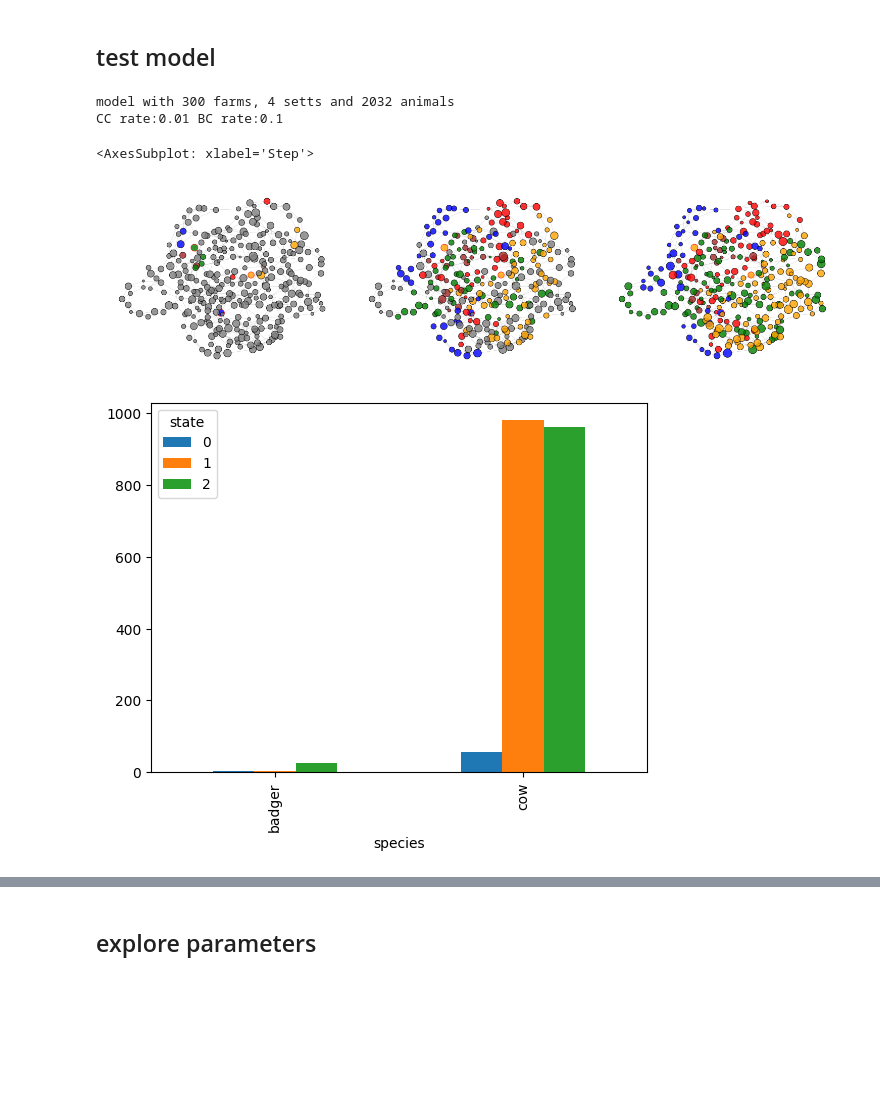
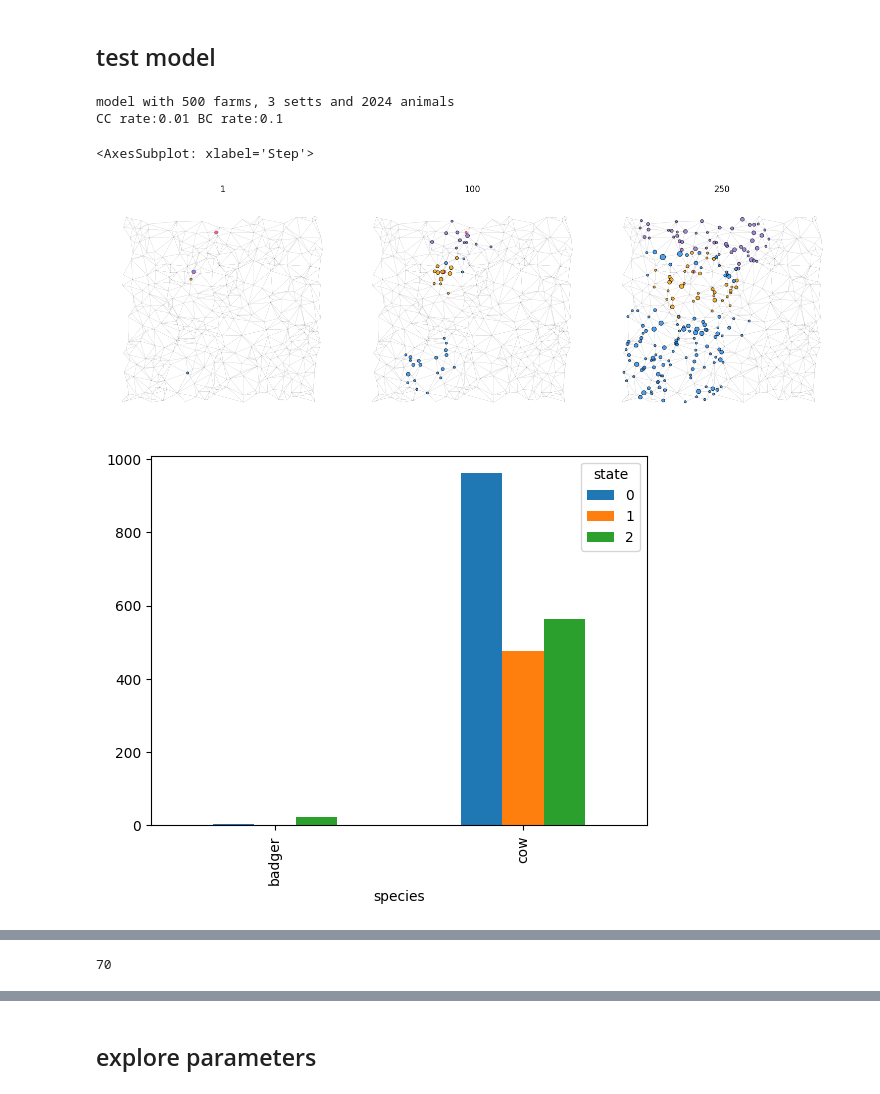
Before and after one commit to dmnfarrell/btbabm, a Jupyter notebook: notebooks/abm_simulation.ipynb, the cells around one changed output, grey strips where cells are left out. Saved outputs shown, nothing was run; the diff lists cells and outputs as text; code cells hidden in the pictures; blank space fills up the shorter version.

```diff
--- a/notebooks/abm_simulation.ipynb
+++ b/notebooks/abm_simulation.ipynb
@@ -74,35 +74,35 @@ nx.draw(G,pos,ax=ax[1])
 # %%
 reload(utils)
 reload(models)
 
-model = models.FarmPathogenModel(F=300,S=4,C=2000,mean_inf_time=100,mean_stay_time=50,mean_latency_time=120,
-                       cctrans=0.01,bctrans=0.1,seq_length=100,graph_type='watts_strogatz',graph_seed=7)
+model = models.FarmPathogenModel(F=500,S=3,C=2000,mean_inf_time=100,mean_stay_time=50,mean_latency_time=120,infected_start=1,
+                       cctrans=0.01,bctrans=0.1,seq_length=100,graph_type='default',graph_seed=7)
 print (model)
 
-fig,ax=plt.subplots(1,3,figsize=(15,4))
+fig,ax=plt.subplots(1,3,figsize=(15,5))
 axs=ax.flat
 st=time.time()
 i=0
 
-for s in range(250):
-    if s in [1,100,200]:
-        utils.plot_grid(model,ax=axs[i],pos=model.pos,colorby='strain')
-        #print (model.get_farms())
+for s in range(300):
+    if s in [1,100,250]:
+        utils.plot_grid(model,ax=axs[i],pos=model.pos,colorby='strain',ns='num_infected')
+        axs[i].set_title(s)
         i+=1
     model.step()
 #model.get_moves()
 df=model.get_infected_data()
 #print (df.species.value_counts())
 #model.get_herds_data()
 #fig=plot_herds_data(model)
 #fig,ax=plt.subplots(1,2,figsize=(15,4))
 fig = utils.plot_by_species(model)
 df=model.get_column_data()
 df.plot()
 #print (time.time()-st)
 # %% [output]
-model with 300 farms, 4 setts and 2032 animals
+model with 500 farms, 3 setts and 2024 animals
 CC rate:0.01 BC rate:0.1
 <AxesSubplot: xlabel='Step'>
-[figure, old version]
+[figure, new version]
-[figure, old version]
+[figure, new version]
@@ -127,0 +128,6 @@ fig=utils.plot_by_species(model)
+# %%
+model.get_animal_data(removed=True)
+seqs = model.get_sequences(removed=True)
+len(seqs)
+# %% [output]
+70
```
Also changed, not shown: parts of 15 cells of this notebook, 2 other files.
